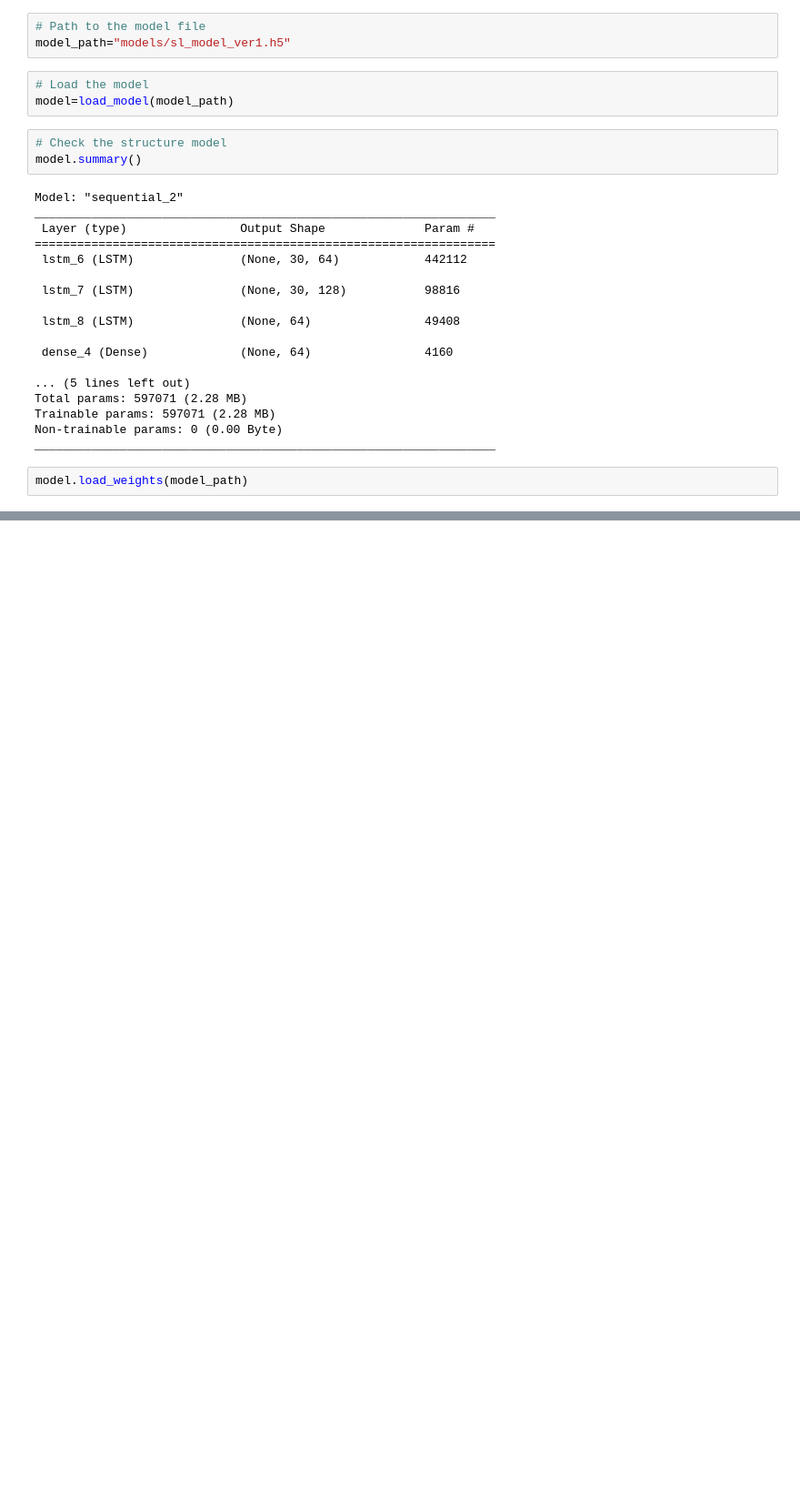
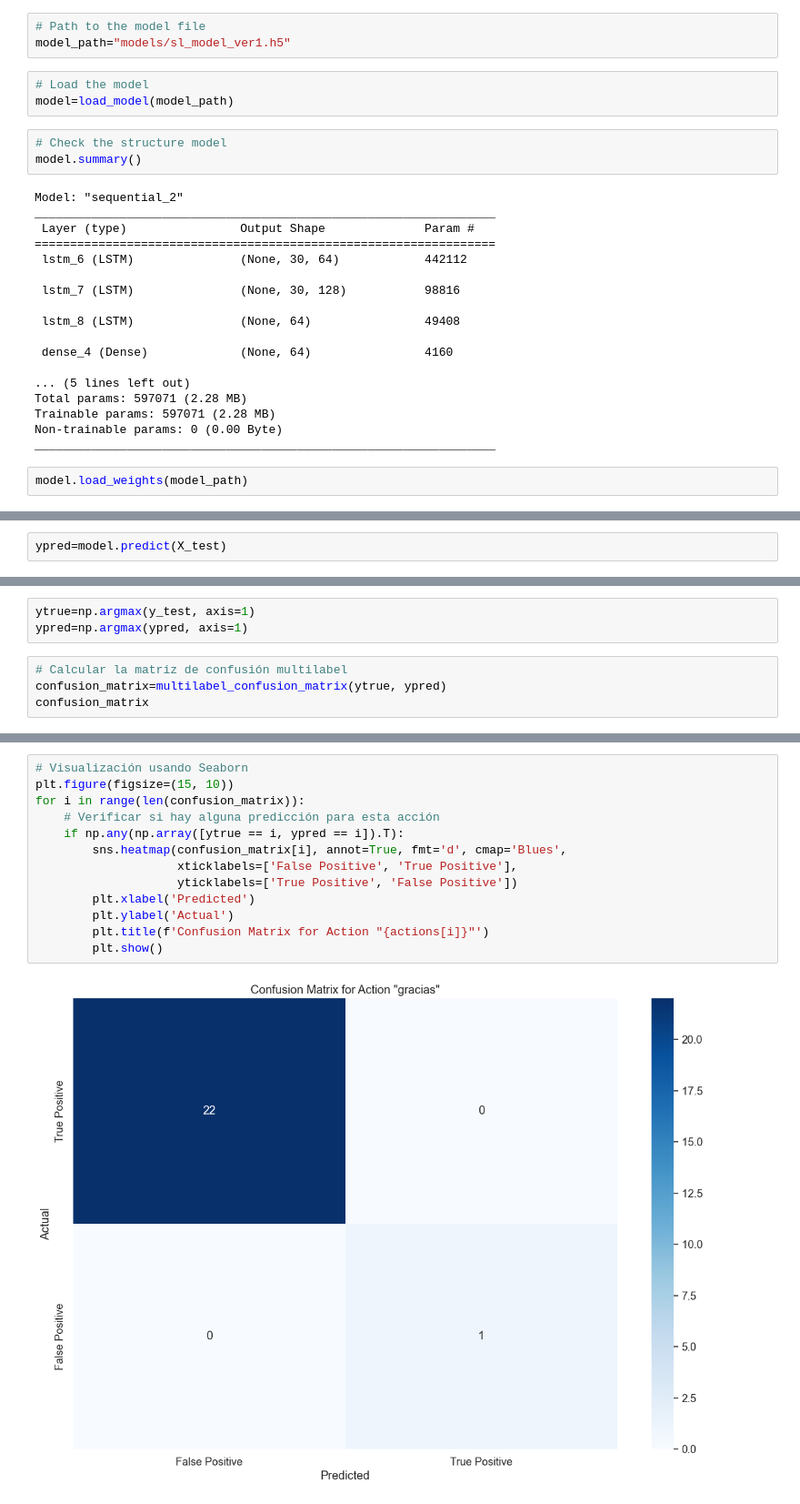
Before and after one commit to A-Alexander-code/TFM-Sign-language, a Jupyter notebook: 04_building model.ipynb, the cells around one changed output, grey strips where cells are left out. Shown at 91% size. Saved outputs shown, nothing was run; the diff lists cells and outputs as text; blank space fills up the shorter version.

Commit message:
update building model

```diff
--- a/04_building model.ipynb
+++ b/04_building model.ipynb
@@ -151,0 +156,2 @@ model.load_weights(model_path)
+# %%
+ypred=model.predict(X_test)
@@ -151,0 +160,7 @@ model.load_weights(model_path)
+# %%
+ytrue=np.argmax(y_test, axis=1)
+ypred=np.argmax(ypred, axis=1)
+# %%
+# Calcular la matriz de confusión multilabel
+confusion_matrix=multilabel_confusion_matrix(ytrue, ypred)
+confusion_matrix
@@ -151,0 +185,15 @@ model.load_weights(model_path)
+# %%
+# Visualización usando Seaborn
+plt.figure(figsize=(15, 10))
+for i in range(len(confusion_matrix)):
+    # Verificar si hay alguna predicción para esta acción
+    if np.any(np.array([ytrue == i, ypred == i]).T):
+        sns.heatmap(confusion_matrix[i], annot=True, fmt='d', cmap='Blues',
+                    xticklabels=['False Positive', 'True Positive'],
+                    yticklabels=['True Positive', 'False Positive'])
+        plt.xlabel('Predicted')
+        plt.ylabel('Actual')
+        plt.title(f'Confusion Matrix for Action "{actions[i]}"')
+        plt.show()
+# %% [output]
+[figure, added]
```
Also changed, not shown: parts of 6 cells of this notebook, 1 other file.
